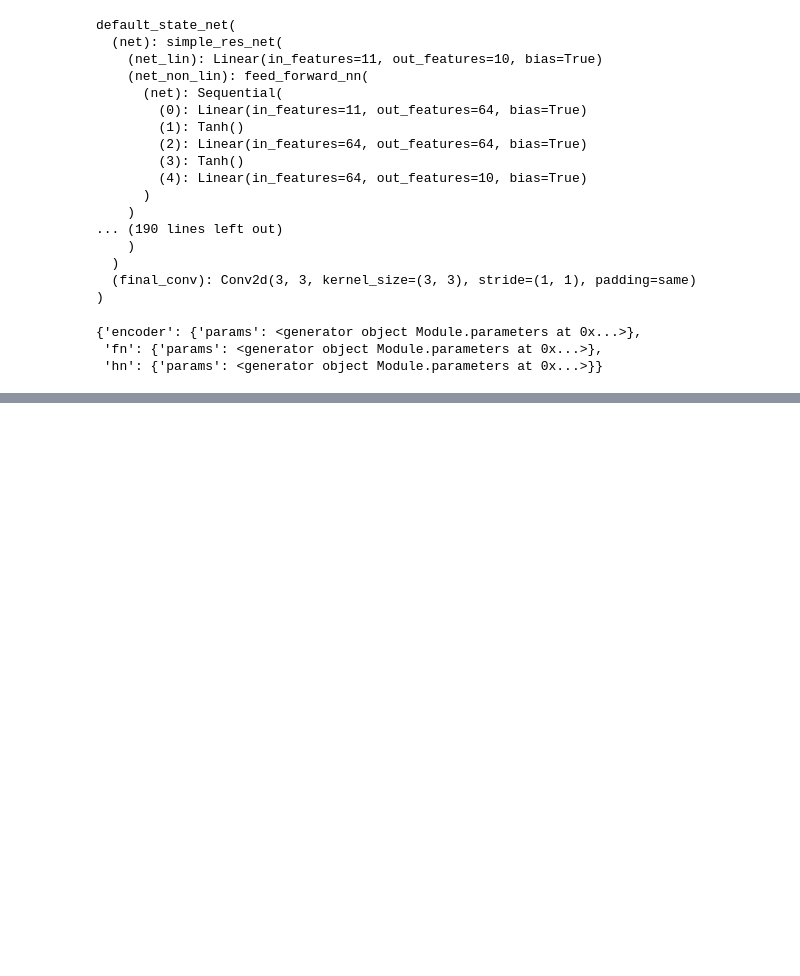
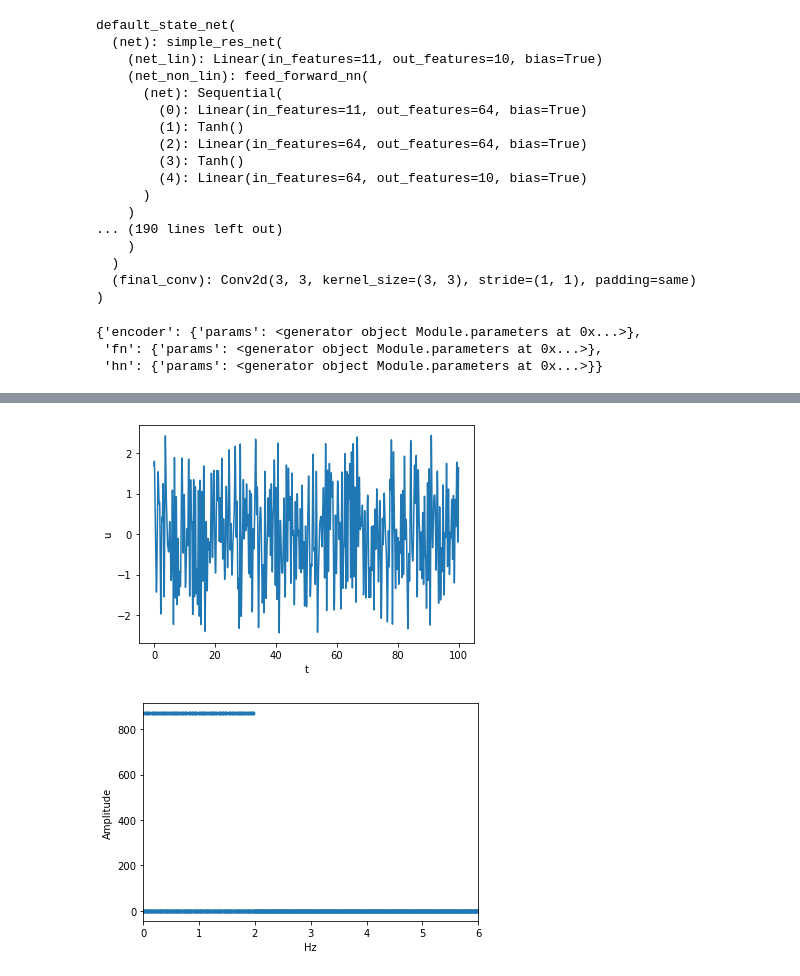
Before and after one commit to GerbenBeintema/deepSI, a Jupyter notebook: examples/Examples 3; Extra bits.ipynb, the cells around one changed output, grey strips where cells are left out. Cells and saved outputs as stored; diff of their text form; code cells hidden in the pictures; blank space fills up the shorter version.

```diff
--- a/examples/Examples 3; Extra bits.ipynb
+++ b/examples/Examples 3; Extra bits.ipynb
@@ -125,3 +295,25 @@ sys.parameters_with_names
 # %%
-#deepSI.exp_design.multisine()
-#deepSI.exp_design.filtered_signal()
+import deepSI
+
+#fmax = pmax/(N_points_per_period*sample time) #(largest frequecy present in generated signal)
+N_points_per_period = 10000
+fmax = 2 #2 Hz is the maximal frequency
+Ts = 0.01
+pmax = int(fmax*(N_points_per_period*Ts))
+u = deepSI.exp_design.multisine(N_points_per_period=N_points_per_period, pmin=1, pmax=pmax, n_crest_factor_optim=500)
+t = np.arange(N_points_per_period)*Ts
+plt.plot(t,u)
+plt.xlabel('t')
+plt.ylabel('u')
+plt.show()
+feqs = np.fft.fftfreq(N_points_per_period, d=Ts)
+fft_comp = np.fft.fft(u)
+
+plt.plot(feqs, np.abs(fft_comp),'.')#2 Hz is the maximal frequency
+plt.xlim(0, fmax*3)
+plt.xlabel('Hz')
+plt.ylabel('Amplitude')
+plt.show()
+# %% [output]
+[figure, added]
+[figure, added]
```
Also changed, not shown: parts of 9 cells of this notebook, 4 other files.
